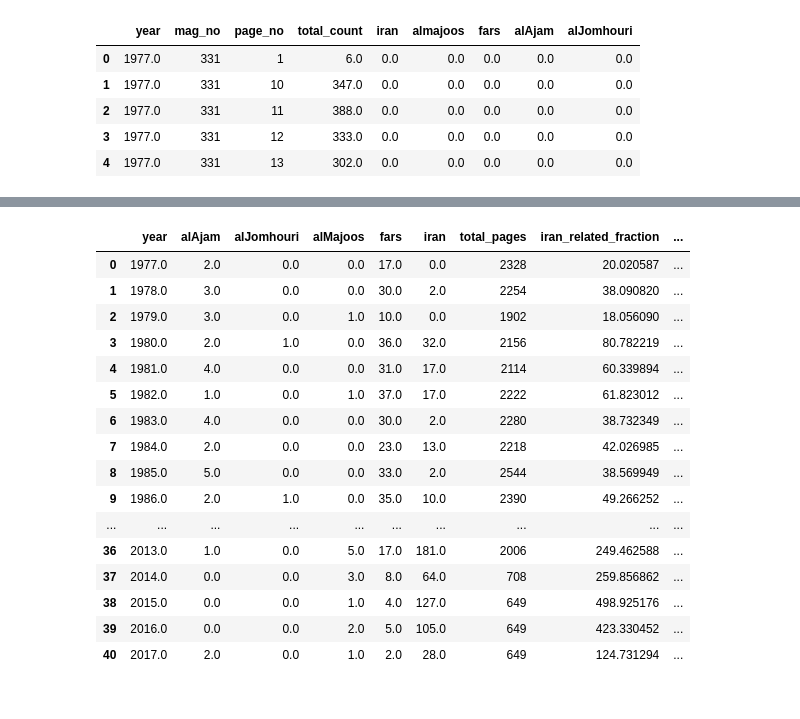
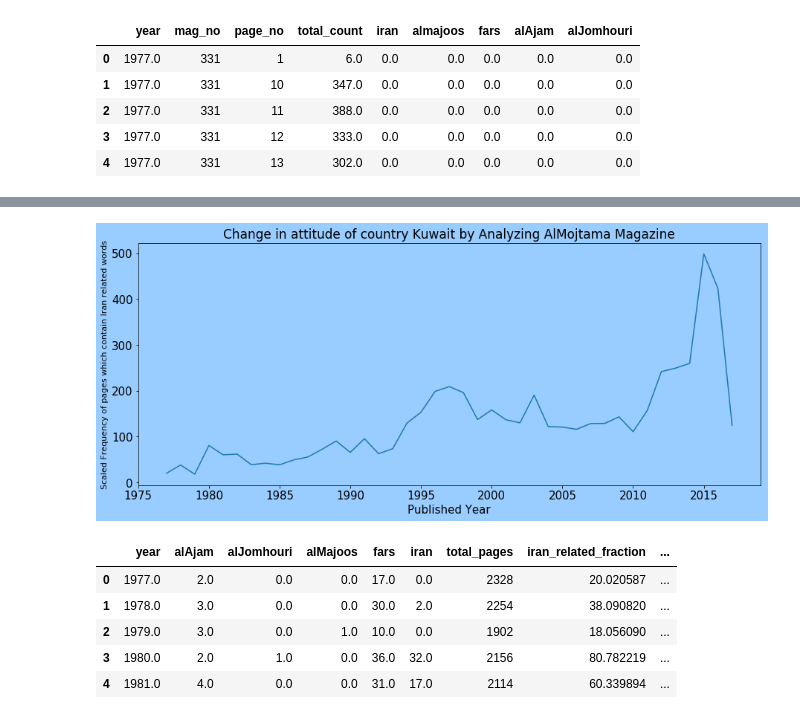
Before and after one commit to afshinamiree/Kuwai_Iran_Temporal_Relation-through-Text-Mining, a Jupyter notebook: Almojtama Plots.ipynb, the cells around one changed output, grey strips where cells are left out. Drawn from its saved outputs; the diff is of its cells as text; code cells hidden in the pictures.

```diff
--- a/Almojtama Plots.ipynb
+++ b/Almojtama Plots.ipynb
@@ -47,20 +61,49 @@ plt.close()
+# %%
+plt.plot(yearly_frequency.year, yearly_frequency.iran_related_fraction )
+#plt.xticks(xvalues, xlabels, rotation='vertical')
+plt.tick_params(axis='both', which='major', labelsize=15)
+plt.tick_params(axis='both', which='minor', labelsize=8)
+plt.title('Change in attitude of country Kuwait by Analyzing AlMojtama Magazine', fontsize = 17)
+plt.xlabel('Published Year', fontsize = 15)
+plt.ylabel('Scaled Frequency of pages which contain Iran related words',  fontsize = 11)
+plt.show()
+plt.close()
+# %% [output]
+[figure, added]
+# %%
+# creating two additional columns for presentaion in scatter plot
+s = np.array( yearly_frequency.negative_fraction)
+first_threshold = np.percentile(s, 33)
+second_threshold =np.percentile(s, 60)
+def getColor(attitide):
+    if attitide < first_threshold:
+        return 'green'
+    elif (attitide >= first_threshold) and (attitide <= second_threshold):
+        return 'white'
+    else:
+        return 'red'
+
+first_collection_mean = yearly_frequency.negative_fraction[yearly_frequency.negative_fraction < first_threshold].mean()
+second_collection_mean = yearly_frequency.negative_fraction[(yearly_frequency.negative_fraction >= first_threshold) &
+                                                           (yearly_frequency.negative_fraction <= second_threshold)].mean()
+
+def rescale(attitide):
+    if attitide < first_threshold:
+        return attitide
+    elif (attitide >= first_threshold) and (attitide <= second_threshold):
+        return attitide - first_collection_mean
+    else:
+        return attitide - second_collection_mean
+
+
+yearly_frequency['attitude_color'] = yearly_frequency.negative_fraction.apply(lambda x: getColor(x))
+yearly_frequency['relative_Radius'] = yearly_frequency.negative_fraction.apply(lambda x: rescale(x))
 # %%
-yearly_frequency
+yearly_frequency.head()
 # %% [output]
 |  | year | alAjam | alJomhouri | alMajoos | fars | iran | total_pages | iran_related_fraction | ... |
 | 0 | 1977.0 | 2.0 | 0.0 | 0.0 | 17.0 | 0.0 | 2328 | 20.020587 | ... |
 | 1 | 1978.0 | 3.0 | 0.0 | 0.0 | 30.0 | 2.0 | 2254 | 38.090820 | ... |
 | 2 | 1979.0 | 3.0 | 0.0 | 1.0 | 10.0 | 0.0 | 1902 | 18.056090 | ... |
 | 3 | 1980.0 | 2.0 | 1.0 | 0.0 | 36.0 | 32.0 | 2156 | 80.782219 | ... |
 | 4 | 1981.0 | 4.0 | 0.0 | 0.0 | 31.0 | 17.0 | 2114 | 60.339894 | ... |
-| 5 | 1982.0 | 1.0 | 0.0 | 1.0 | 37.0 | 17.0 | 2222 | 61.823012 | ... |
-| 6 | 1983.0 | 4.0 | 0.0 | 0.0 | 30.0 | 2.0 | 2280 | 38.732349 | ... |
-| 7 | 1984.0 | 2.0 | 0.0 | 0.0 | 23.0 | 13.0 | 2218 | 42.026985 | ... |
-| 8 | 1985.0 | 5.0 | 0.0 | 0.0 | 33.0 | 2.0 | 2544 | 38.569949 | ... |
-| 9 | 1986.0 | 2.0 | 1.0 | 0.0 | 35.0 | 10.0 | 2390 | 49.266252 | ... |
-| ... | ... | ... | ... | ... | ... | ... | ... | ... | ... |
-| 36 | 2013.0 | 1.0 | 0.0 | 5.0 | 17.0 | 181.0 | 2006 | 249.462588 | ... |
-| 37 | 2014.0 | 0.0 | 0.0 | 3.0 | 8.0 | 64.0 | 708 | 259.856862 | ... |
-| 38 | 2015.0 | 0.0 | 0.0 | 1.0 | 4.0 | 127.0 | 649 | 498.925176 | ... |
-| 39 | 2016.0 | 0.0 | 0.0 | 2.0 | 5.0 | 105.0 | 649 | 423.330452 | ... |
-| 40 | 2017.0 | 2.0 | 0.0 | 1.0 | 2.0 | 28.0 | 649 | 124.731294 | ... |
```
Also changed, not shown: parts of 8 cells of this notebook.
